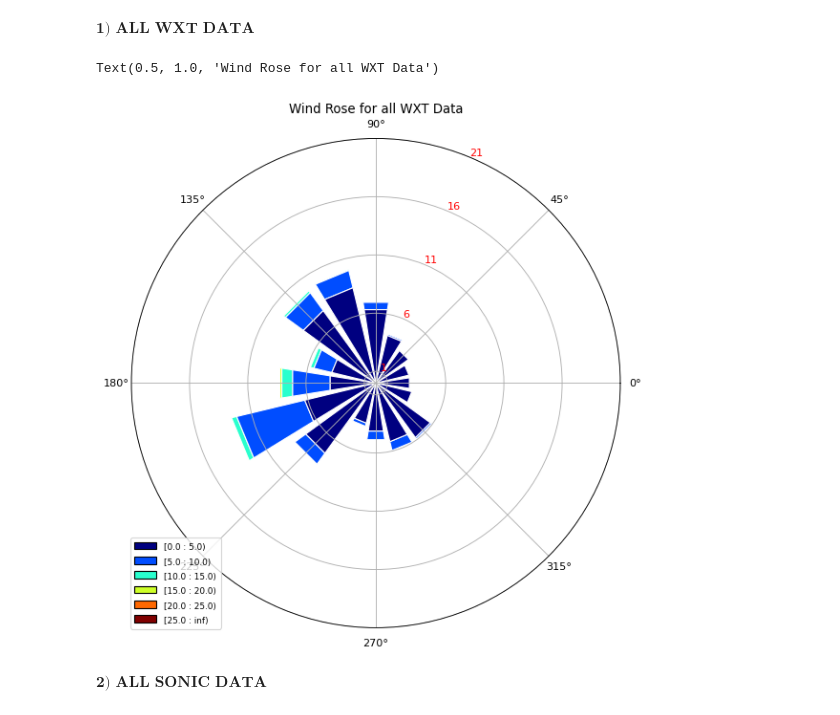
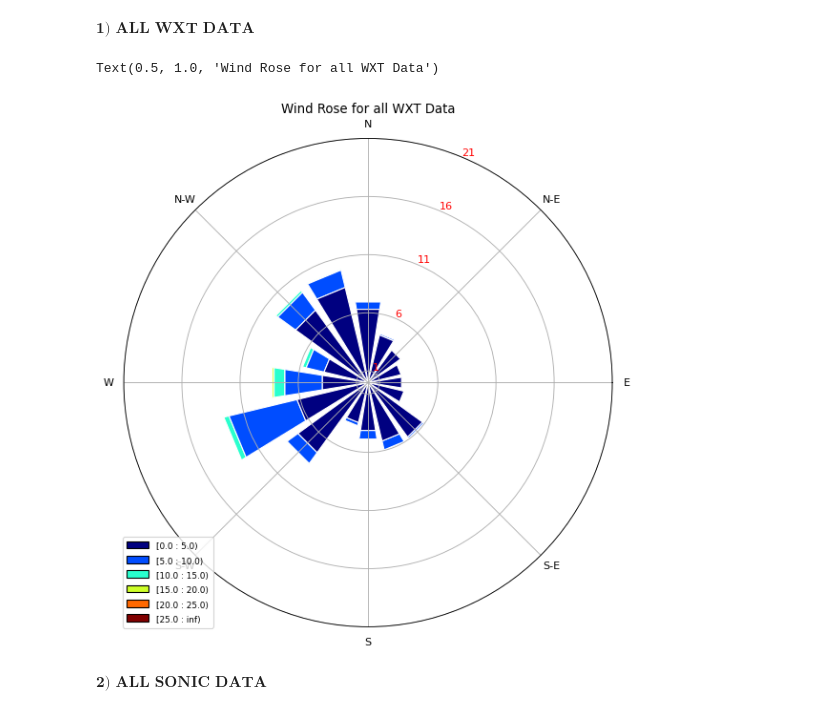
Before and after one commit to MuntahaPasha/ATOC-4900-Anemometer-Project, a Jupyter notebook: Jupyter Notebooks/FinalWindData.ipynb, the cells around one changed output. Cells and saved outputs as stored; diff of their text form; code cells hidden in the pictures.

```diff
--- a/Jupyter Notebooks/FinalWindData.ipynb
+++ b/Jupyter Notebooks/FinalWindData.ipynb
@@ -400,14 +400,15 @@ $\textbf{1) ALL WXT DATA}$
 # %%
 ax = WindroseAxes.from_ax()
 bins_range = np.arange(0, 30, 5)
 ax.bar(df_wxt['wdir'], df_wxt['wspd'], normed=True, opening=0.8, edgecolor='white', bins=bins_range)
 ax.set_legend()
 ax.set_yticks(np.arange(1, 25, step=5))
 ax.set_yticklabels(np.arange(1, 25, step=5), color='r')
+ax.set_xticklabels(['E','N-E','N','N-W','W','S-W','S','S-E'])
 ax.set_title('Wind Rose for all WXT Data')
 # %% [output]
 Text(0.5, 1.0, 'Wind Rose for all WXT Data')
-[figure, old version]
+[figure, new version]
 # %% [markdown]
 $\textbf{2) ALL SONIC DATA}$
 # %%
```
Also changed, not shown: parts of 3 cells of this notebook.
